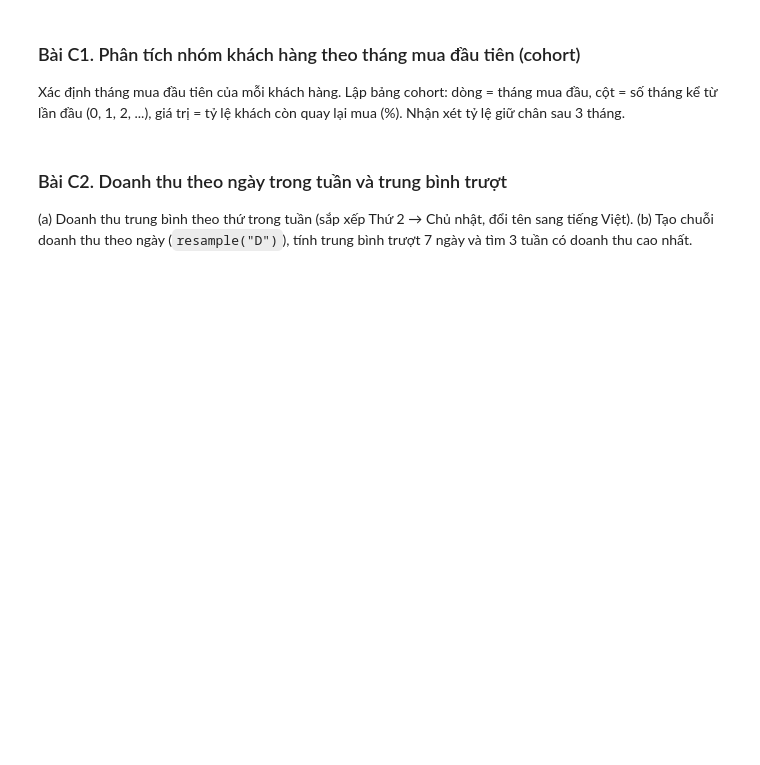
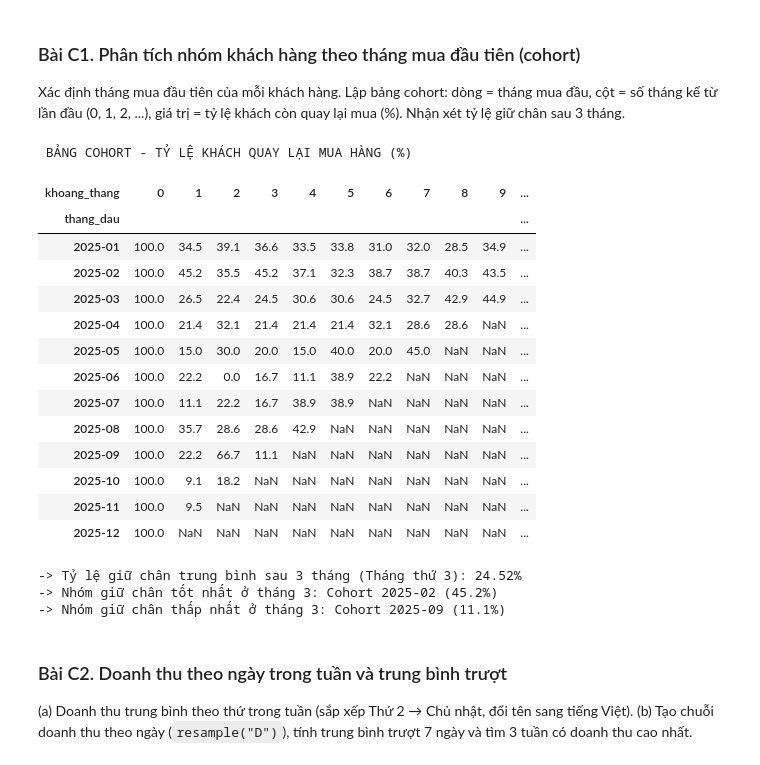
Before and after one commit to binhnhi240926/MacThiBinhNhi_26C1INF50909802, a Jupyter notebook: python_kinh_doanh/bai_tap/Buoi_05_BaiTap.ipynb, the cells around one changed output. Drawn from its saved outputs; the diff is of its cells as text; code cells hidden in the pictures; blank space fills up the shorter version.

```diff
--- a/python_kinh_doanh/bai_tap/Buoi_05_BaiTap.ipynb
+++ b/python_kinh_doanh/bai_tap/Buoi_05_BaiTap.ipynb
@@ -207,6 +573,46 @@ Xác định tháng mua đầu tiên của mỗi khách hàng. Lập bảng coho
 (0, 1, 2, ...), giá trị = tỷ lệ khách còn quay lại mua (%). Nhận xét tỷ lệ giữ chân sau 3 tháng.
 # %%
 # Viết code của bạn ở đây
+cohort_df = ht[["ma_kh", "ngay_dat"]].copy()
+cohort_df["thang_mua"] = cohort_df["ngay_dat"].dt.to_period("M")
+cohort_df["thang_dau"] = cohort_df.groupby("ma_kh")["thang_mua"].transform("min")
+cohort_df["khoang_thang"] = (cohort_df["thang_mua"] - cohort_df["thang_dau"]).apply(lambda x: x.n)
+cohort_counts = (
+    cohort_df.groupby(["thang_dau", "khoang_thang"])["ma_kh"]
+    .nunique()
+    .unstack(fill_value=0)
+)
+cohort_sizes = cohort_counts[0]
+retention_matrix = cohort_counts.divide(cohort_sizes, axis=0) * 100
+for i, thang in enumerate(retention_matrix.index):
+    so_thang_toi_da = len(retention_matrix.index) - 1 - i
+    retention_matrix.loc[thang, retention_matrix.columns > so_thang_toi_da] = np.nan
+
+print(" BẢNG COHORT - TỶ LỆ KHÁCH QUAY LẠI MUA HÀNG (%) ")
+display(retention_matrix.round(1))
+tb_sau_3_thang = retention_matrix[3].mean().round(2)
+print(f"\n-> Tỷ lệ giữ chân trung bình sau 3 tháng (Tháng thứ 3): {tb_sau_3_thang}%")
+print(f"-> Nhóm giữ chân tốt nhất ở tháng 3: Cohort {retention_matrix[3].idxmax()} ({retention_matrix[3].max():.1f}%)")
+print(f"-> Nhóm giữ chân thấp nhất ở tháng 3: Cohort {retention_matrix[3].idxmin()} ({retention_matrix[3].min():.1f}%)")
+# %% [output]
+ BẢNG COHORT - TỶ LỆ KHÁCH QUAY LẠI MUA HÀNG (%)
+| khoang_thang | 0 | 1 | 2 | 3 | 4 | 5 | 6 | 7 | 8 | 9 | ... |
+| thang_dau |  |  |  |  |  |  |  |  |  |  | ... |
+| 2025-01 | 100.0 | 34.5 | 39.1 | 36.6 | 33.5 | 33.8 | 31.0 | 32.0 | 28.5 | 34.9 | ... |
+| 2025-02 | 100.0 | 45.2 | 35.5 | 45.2 | 37.1 | 32.3 | 38.7 | 38.7 | 40.3 | 43.5 | ... |
+| 2025-03 | 100.0 | 26.5 | 22.4 | 24.5 | 30.6 | 30.6 | 24.5 | 32.7 | 42.9 | 44.9 | ... |
+| 2025-04 | 100.0 | 21.4 | 32.1 | 21.4 | 21.4 | 21.4 | 32.1 | 28.6 | 28.6 | NaN | ... |
+| 2025-05 | 100.0 | 15.0 | 30.0 | 20.0 | 15.0 | 40.0 | 20.0 | 45.0 | NaN | NaN | ... |
+| 2025-06 | 100.0 | 22.2 | 0.0 | 16.7 | 11.1 | 38.9 | 22.2 | NaN | NaN | NaN | ... |
+| 2025-07 | 100.0 | 11.1 | 22.2 | 16.7 | 38.9 | 38.9 | NaN | NaN | NaN | NaN | ... |
+| 2025-08 | 100.0 | 35.7 | 28.6 | 28.6 | 42.9 | NaN | NaN | NaN | NaN | NaN | ... |
+| 2025-09 | 100.0 | 22.2 | 66.7 | 11.1 | NaN | NaN | NaN | NaN | NaN | NaN | ... |
+| 2025-10 | 100.0 | 9.1 | 18.2 | NaN | NaN | NaN | NaN | NaN | NaN | NaN | ... |
+| 2025-11 | 100.0 | 9.5 | NaN | NaN | NaN | NaN | NaN | NaN | NaN | NaN | ... |
+| 2025-12 | 100.0 | NaN | NaN | NaN | NaN | NaN | NaN | NaN | NaN | NaN | ... |
+-> Tỷ lệ giữ chân trung bình sau 3 tháng (Tháng thứ 3): 24.52%
+-> Nhóm giữ chân tốt nhất ở tháng 3: Cohort 2025-02 (45.2%)
+-> Nhóm giữ chân thấp nhất ở tháng 3: Cohort 2025-09 (11.1%)
 # %% [markdown]
 ### Bài C2. Doanh thu theo ngày trong tuần và trung bình trượt
 
```
Also changed, not shown: parts of 18 cells of this notebook.
